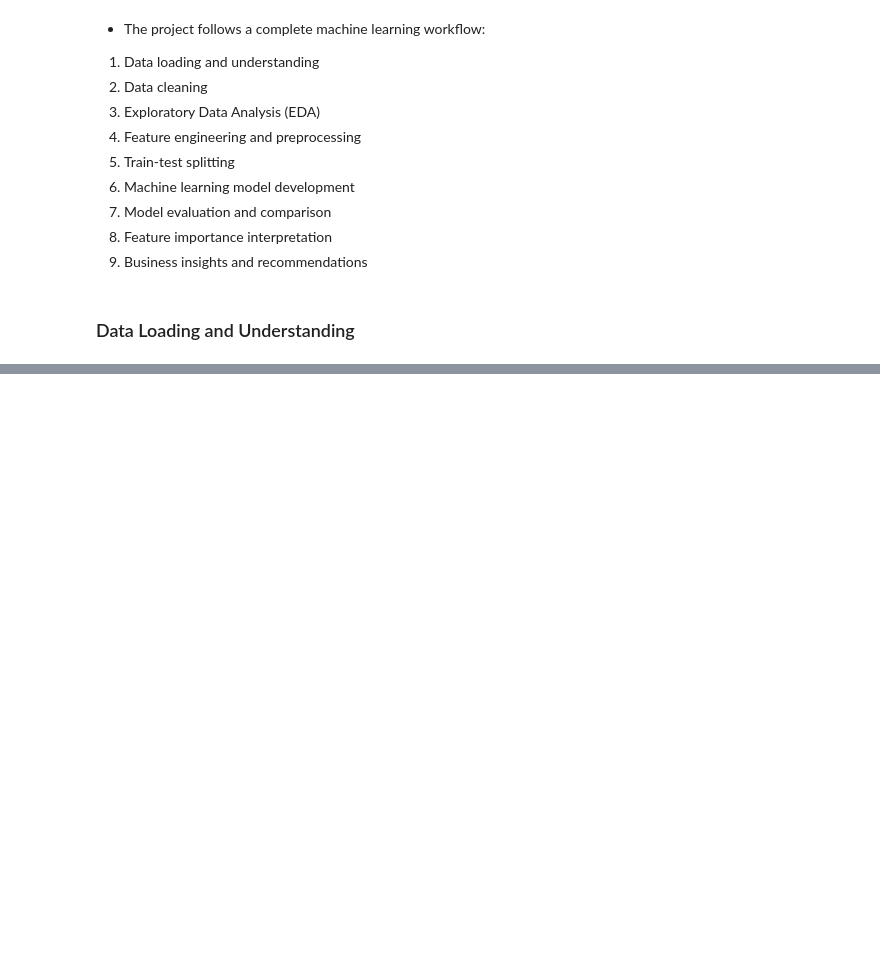
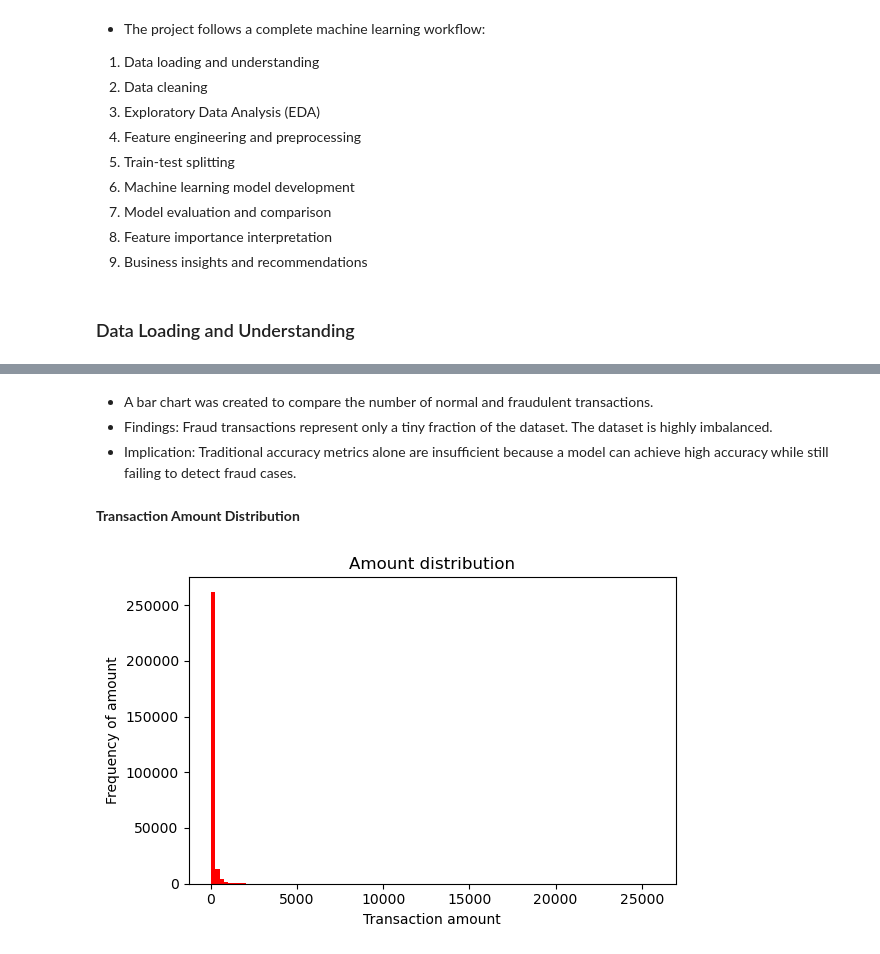
Before and after one commit to tranngonguyettu/Fraud_Detection, a Jupyter notebook: fraud_detection.ipynb, the cells around one changed output, grey strips where cells are left out. Drawn from its saved outputs; the diff is of its cells as text; code cells hidden in the pictures; blank space fills up the shorter version.

```diff
--- a/fraud_detection.ipynb
+++ b/fraud_detection.ipynb
@@ -65,0 +168,18 @@ data = pd.read_csv("creditcard.csv")
+# %% [markdown]
+- A bar chart was created to compare the number of normal and fraudulent transactions.
+- Findings: Fraud transactions represent only a tiny fraction of the dataset. The dataset is highly imbalanced.
+- Implication: Traditional accuracy metrics alone are insufficient because a model can achieve high accuracy while still failing to detect fraud cases.
+# %% [markdown]
+**Transaction Amount Distribution**
+# %%
+plt.figure(figsize=(6,4))
+plt.hist(data["Amount"], bins = 100, color='red')
+x_ticks = np.arange(min(data['Amount']), max(data['Amount']), 5000)
+plt.xticks(x_ticks)
+plt.xlabel('Transaction amount')
+plt.ylabel("Frequency of amount")
+plt.title("Amount distribution")
+plt.tight_layout()
+plt.show()
+# %% [output]
+[figure, added]
```
Also changed, not shown: parts of 14 cells of this notebook.
